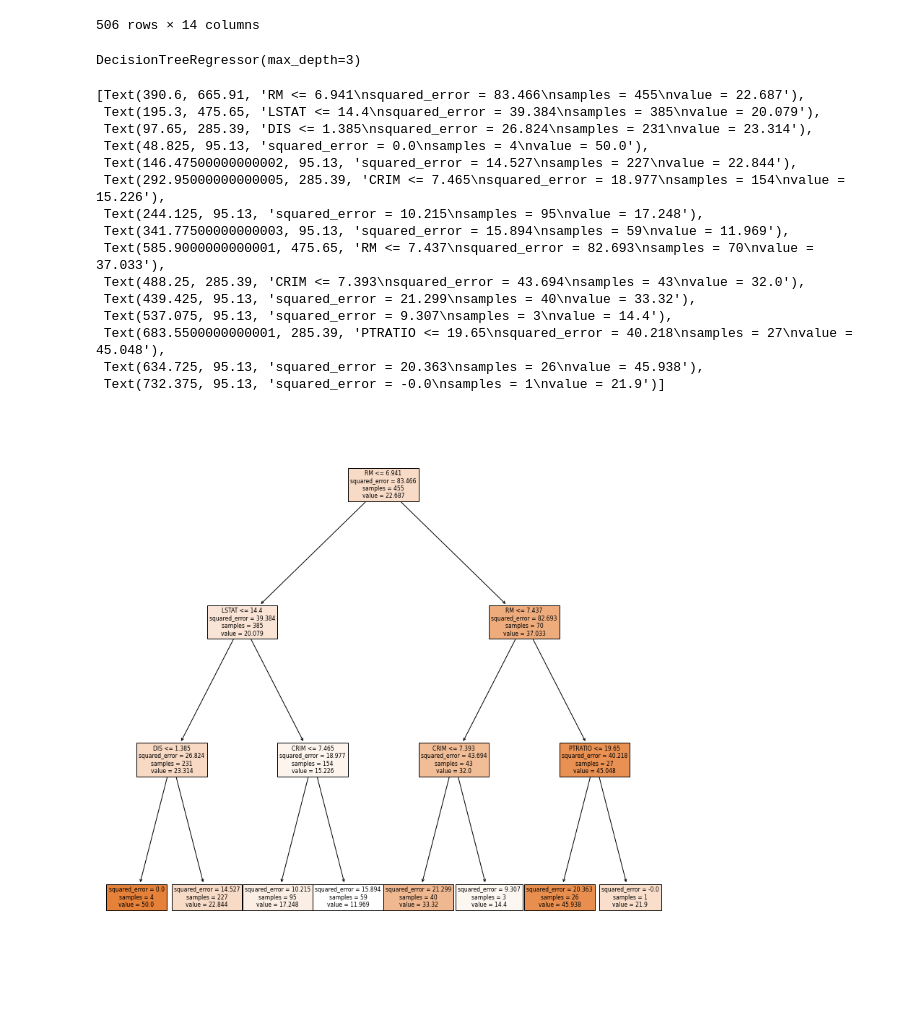
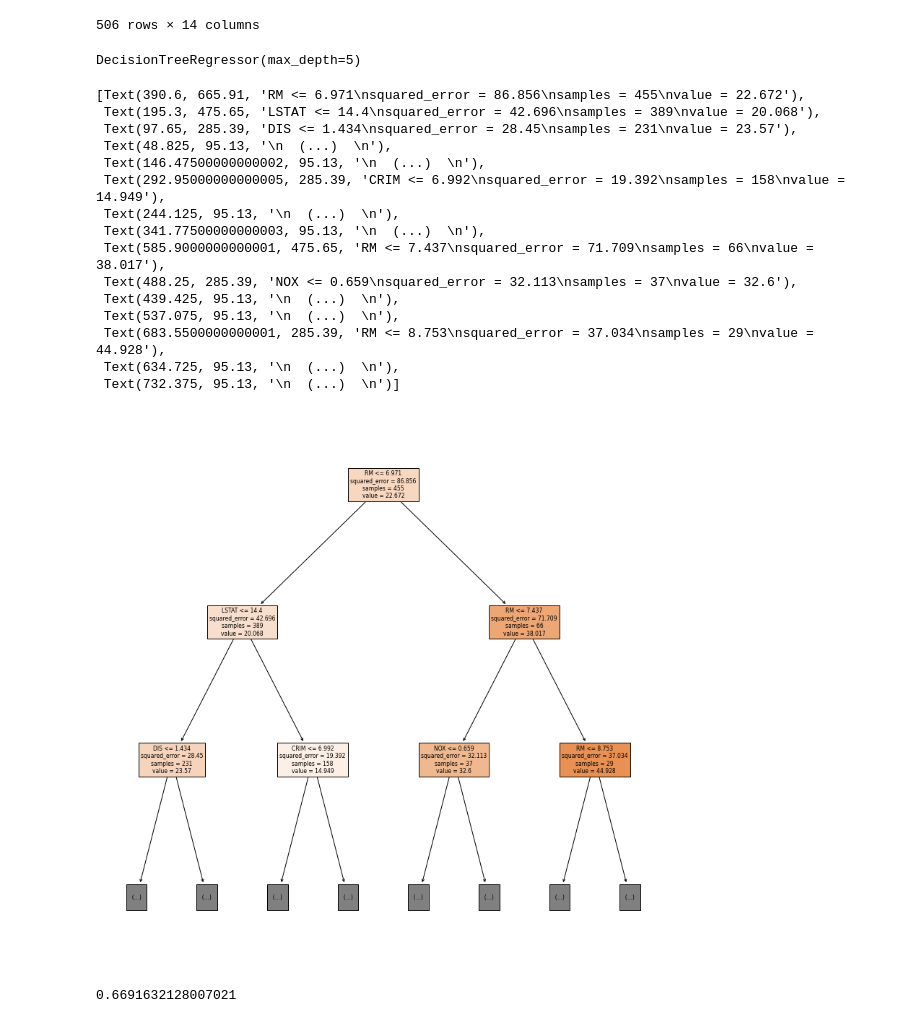
Before and after one commit to Elwing-Chou/ximen1129, a Jupyter notebook: regression.ipynb, the cells around one changed output. Drawn from its saved outputs; the diff is of its cells as text; code cells hidden in the pictures.

```diff
--- a/regression.ipynb
+++ b/regression.ipynb
@@ -79,31 +79,38 @@ from sklearn.model_selection import train_test_split
 x_train, x_test, y_train, y_test = train_test_split(x, y, test_size=0.1)
 # %%
 from sklearn.tree import DecisionTreeRegressor
-reg = DecisionTreeRegressor(max_depth=3)
+reg = DecisionTreeRegressor(max_depth=5)
 reg.fit(x_train, y_train)
 # %% [output]
-DecisionTreeRegressor(max_depth=3)
+DecisionTreeRegressor(max_depth=5)
 # %%
 import matplotlib.pyplot as plt
 from sklearn.tree import plot_tree
 plt.figure(figsize=(14, 14))
 plot_tree(reg,
      feature_names=boston["feature_names"],
-     filled=True)
+     filled=True,
+     max_depth=2)
 # %% [output]
-[Text(390.6, 665.91, 'RM <= 6.941\nsquared_error = 83.466\nsamples = 455\nvalue = 22.687'),
- Text(195.3, 475.65, 'LSTAT <= 14.4\nsquared_error = 39.384\nsamples = 385\nvalue = 20.079'),
- Text(97.65, 285.39, 'DIS <= 1.385\nsquared_error = 26.824\nsamples = 231\nvalue = 23.314'),
- Text(48.825, 95.13, 'squared_error = 0.0\nsamples = 4\nvalue = 50.0'),
- Text(146.47500000000002, 95.13, 'squared_error = 14.527\nsamples = 227\nvalue = 22.844'),
- Text(292.95000000000005, 285.39, 'CRIM <= 7.465\nsquared_error = 18.977\nsamples = 154\nvalue = 15.226'),
- Text(244.125, 95.13, 'squared_error = 10.215\nsamples = 95\nvalue = 17.248'),
- Text(341.77500000000003, 95.13, 'squared_error = 15.894\nsamples = 59\nvalue = 11.969'),
- Text(585.9000000000001, 475.65, 'RM <= 7.437\nsquared_error = 82.693\nsamples = 70\nvalue = 37.033'),
- Text(488.25, 285.39, 'CRIM <= 7.393\nsquared_error = 43.694\nsamples = 43\nvalue = 32.0'),
- Text(439.425, 95.13, 'squared_error = 21.299\nsamples = 40\nvalue = 33.32'),
- Text(537.075, 95.13, 'squared_error = 9.307\nsamples = 3\nvalue = 14.4'),
- Text(683.5500000000001, 285.39, 'PTRATIO <= 19.65\nsquared_error = 40.218\nsamples = 27\nvalue = 45.048'),
- Text(634.725, 95.13, 'squared_error = 20.363\nsamples = 26\nvalue = 45.938'),
- Text(732.375, 95.13, 'squared_error = -0.0\nsamples = 1\nvalue = 21.9')]
+[Text(390.6, 665.91, 'RM <= 6.971\nsquared_error = 86.856\nsamples = 455\nvalue = 22.672'),
+ Text(195.3, 475.65, 'LSTAT <= 14.4\nsquared_error = 42.696\nsamples = 389\nvalue = 20.068'),
+ Text(97.65, 285.39, 'DIS <= 1.434\nsquared_error = 28.45\nsamples = 231\nvalue = 23.57'),
+ Text(48.825, 95.13, '\n  (...)  \n'),
+ Text(146.47500000000002, 95.13, '\n  (...)  \n'),
+ Text(292.95000000000005, 285.39, 'CRIM <= 6.992\nsquared_error = 19.392\nsamples = 158\nvalue = 14.949'),
+ Text(244.125, 95.13, '\n  (...)  \n'),
+ Text(341.77500000000003, 95.13, '\n  (...)  \n'),
+ Text(585.9000000000001, 475.65, 'RM <= 7.437\nsquared_error = 71.709\nsamples = 66\nvalue = 38.017'),
+ Text(488.25, 285.39, 'NOX <= 0.659\nsquared_error = 32.113\nsamples = 37\nvalue = 32.6'),
+ Text(439.425, 95.13, '\n  (...)  \n'),
+ Text(537.075, 95.13, '\n  (...)  \n'),
+ Text(683.5500000000001, 285.39, 'RM <= 8.753\nsquared_error = 37.034\nsamples = 29\nvalue = 44.928'),
+ Text(634.725, 95.13, '\n  (...)  \n'),
+ Text(732.375, 95.13, '\n  (...)  \n')]
-[figure, old version]
+[figure, new version]
+# %%
+from sklearn.metrics import r2_score
+pre = reg.predict(x_test)
+r2_score(y_test, pre)
+# %% [output]
+0.6691632128007021
```
